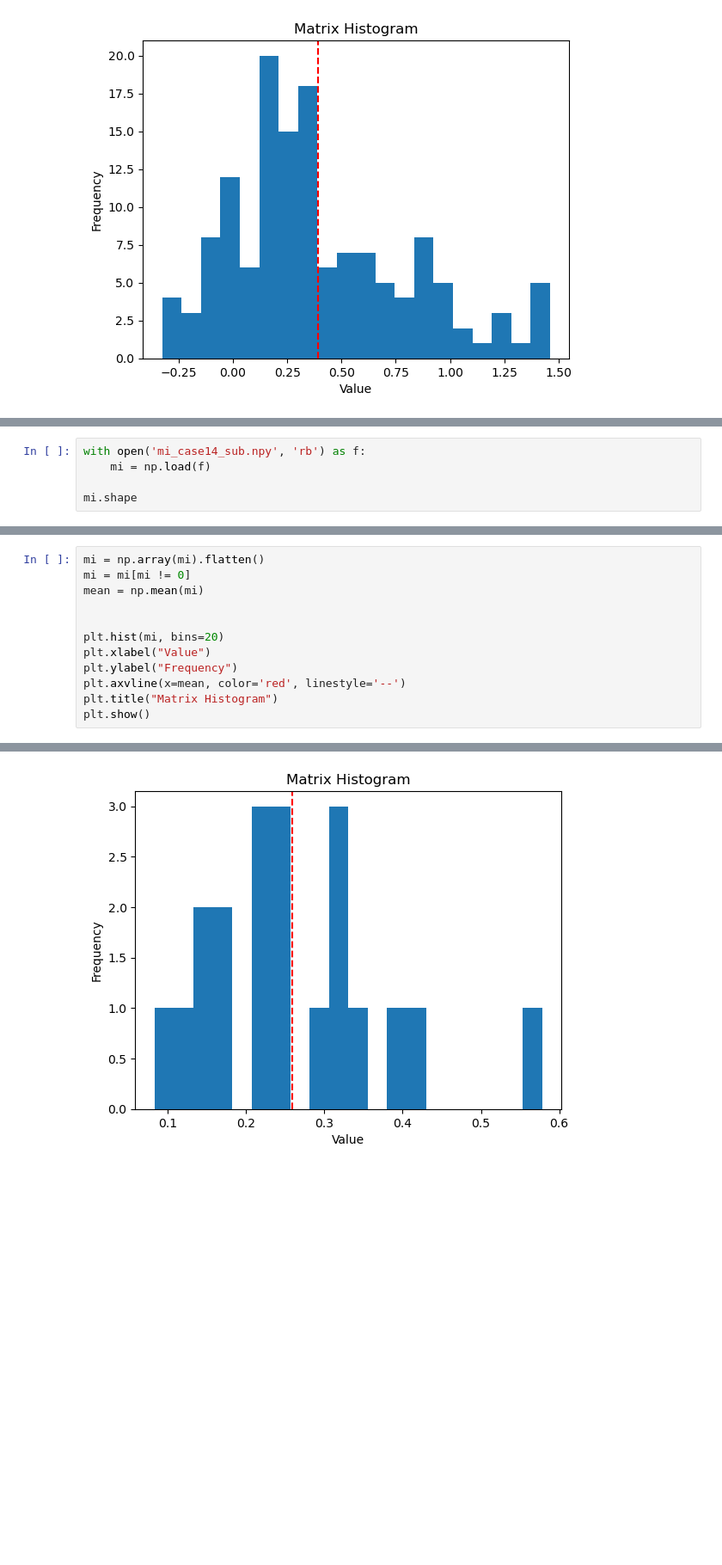
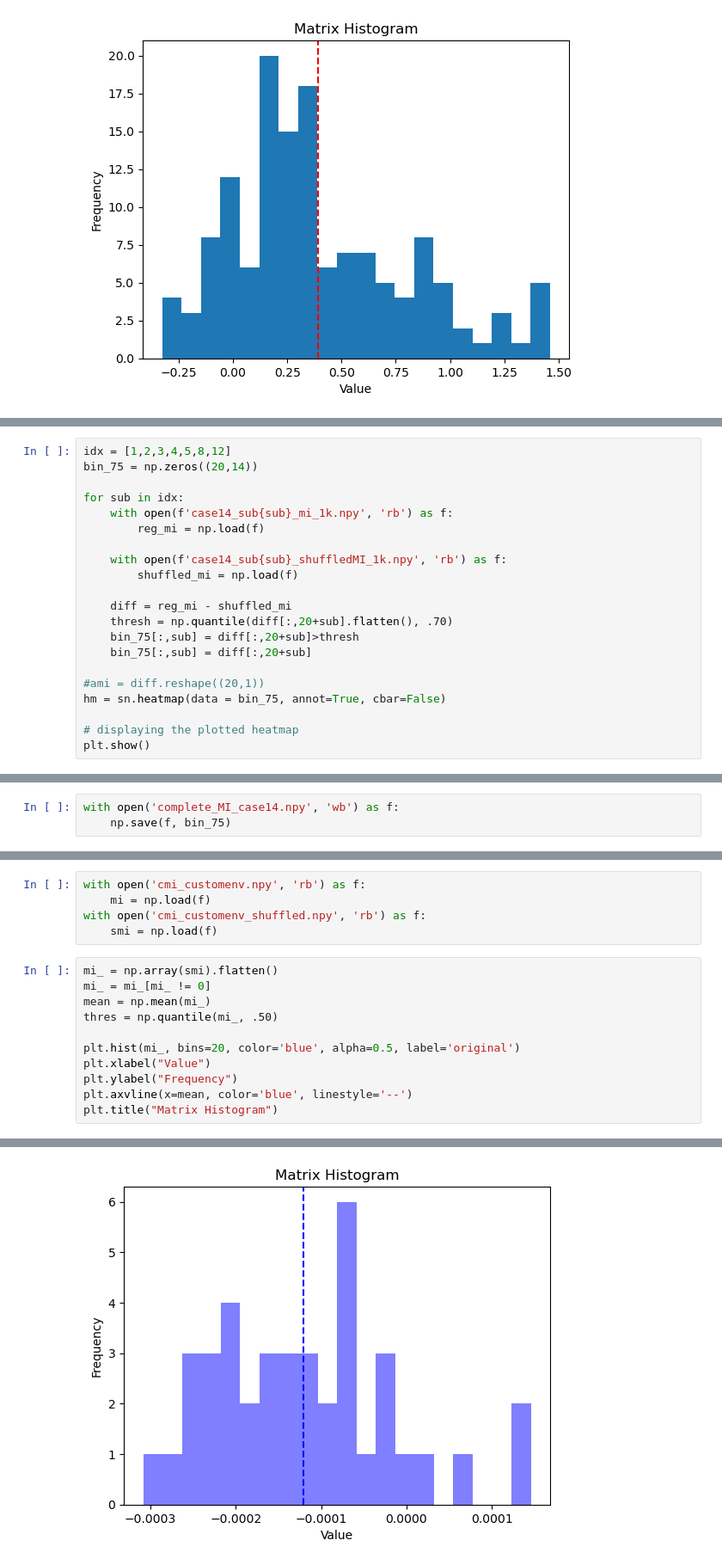
Before and after one commit to ThatBerra/thesis_AI4realnet_distributed, a Jupyter notebook: notebook.ipynb, the cells around one changed output, grey strips where cells are left out. Shown at 86% size. Cells and saved outputs as stored; diff of their text form; blank space fills up the shorter version.

```diff
--- a/notebook.ipynb
+++ b/notebook.ipynb
@@ -327,0 +433,21 @@ plt.show()
+# %%
+idx = [1,2,3,4,5,8,12]
+bin_75 = np.zeros((20,14))
+
+for sub in idx:
+    with open(f'case14_sub{sub}_mi_1k.npy', 'rb') as f:
+        reg_mi = np.load(f)
+
+    with open(f'case14_sub{sub}_shuffledMI_1k.npy', 'rb') as f:
+        shuffled_mi = np.load(f)
+
+    diff = reg_mi - shuffled_mi
+    thresh = np.quantile(diff[:,20+sub].flatten(), .70)
+    bin_75[:,sub] = diff[:,20+sub]>thresh
+    bin_75[:,sub] = diff[:,20+sub]
+
+#ami = diff.reshape((20,1))
+hm = sn.heatmap(data = bin_75, annot=True, cbar=False)
+
+# displaying the plotted heatmap
+plt.show()
@@ -328,5 +456,3 @@ plt.show()
 # %%
-with open('mi_case14_sub.npy', 'rb') as f:
-    mi = np.load(f)
-
-mi.shape
+with open('complete_MI_case14.npy', 'wb') as f:
+    np.save(f, bin_75)
@@ -335,13 +525,17 @@ mi.shape
+# %%
+with open('cmi_customenv.npy', 'rb') as f:
+    mi = np.load(f)
+with open('cmi_customenv_shuffled.npy', 'rb') as f:
+    smi = np.load(f)
 # %%
-mi = np.array(mi).flatten()
-mi = mi[mi != 0]
-mean = np.mean(mi)
+mi_ = np.array(smi).flatten()
+mi_ = mi_[mi_ != 0]
+mean = np.mean(mi_)
+thres = np.quantile(mi_, .50)
 
-
-plt.hist(mi, bins=20)
+plt.hist(mi_, bins=20, color='blue', alpha=0.5, label='original')
 plt.xlabel("Value")
 plt.ylabel("Frequency")
-plt.axvline(x=mean, color='red', linestyle='--')
+plt.axvline(x=mean, color='blue', linestyle='--')
 plt.title("Matrix Histogram")
-plt.show()
 # %% [output]
@@ -348 +543 @@ plt.show()
-[figure, old version]
+[figure, new version]
```
Also changed, not shown: parts of 32 cells of this notebook, 1 other file.
